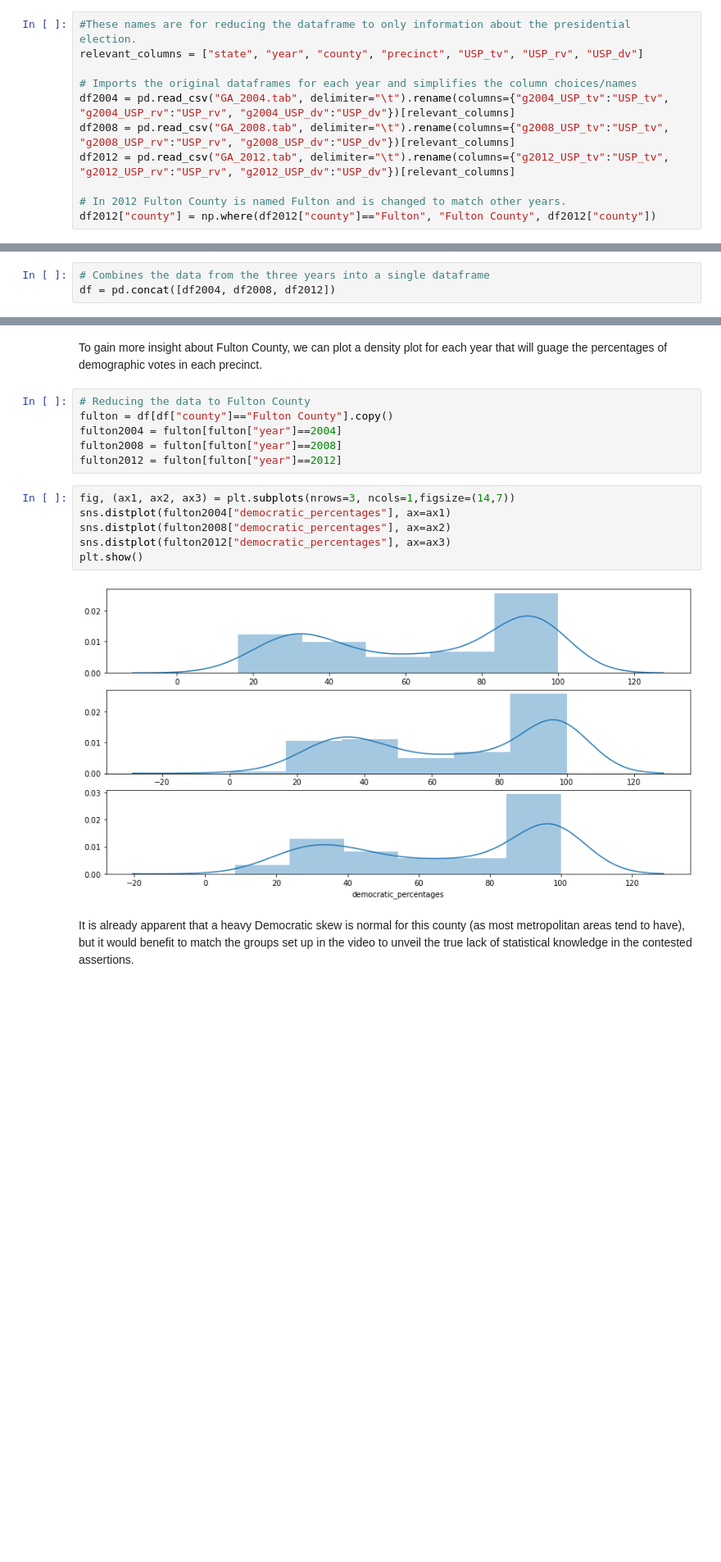
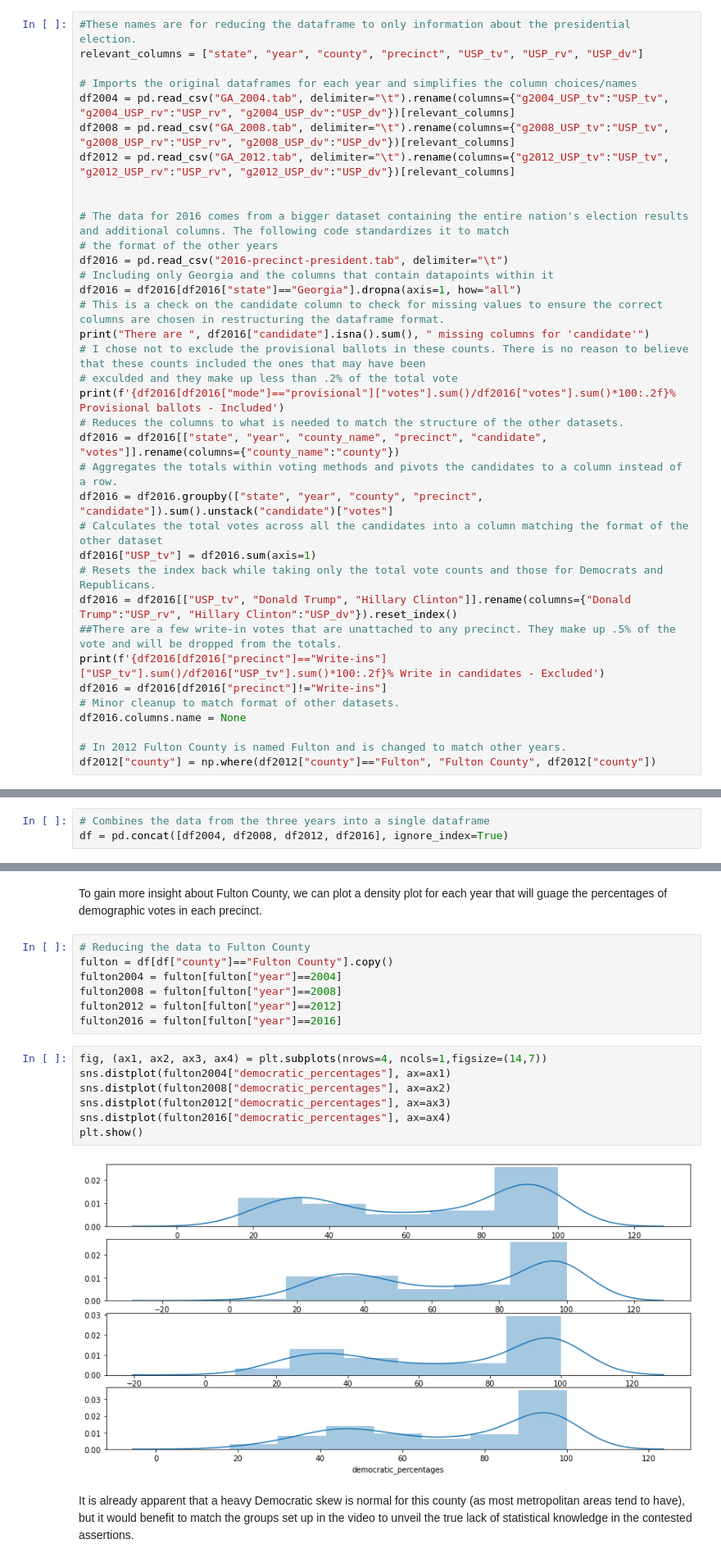
Before and after one commit to coreyryanhanson/misc_information, a Jupyter notebook: 20200104_forgetting_demographics/this_thing_called_demographics.ipynb, the cells around one changed output, grey strips where cells are left out. Shown at 82% size. Drawn from its saved outputs; the diff is of its cells as text; blank space fills up the shorter version.

Commit message:
Updated georgia election notebook with 2016 precinct data

```diff
--- a/20200104_forgetting_demographics/this_thing_called_demographics.ipynb
+++ b/20200104_forgetting_demographics/this_thing_called_demographics.ipynb
@@ -25,5 +29,30 @@ df2004 = pd.read_csv("GA_2004.tab", delimiter="\t").rename(columns={"g2004_USP_t
 df2008 = pd.read_csv("GA_2008.tab", delimiter="\t").rename(columns={"g2008_USP_tv":"USP_tv", "g2008_USP_rv":"USP_rv", "g2008_USP_dv":"USP_dv"})[relevant_columns]
 df2012 = pd.read_csv("GA_2012.tab", delimiter="\t").rename(columns={"g2012_USP_tv":"USP_tv", "g2012_USP_rv":"USP_rv", "g2012_USP_dv":"USP_dv"})[relevant_columns]
 
+
+# The data for 2016 comes from a bigger dataset containing the entire nation's election results and additional columns. The following code standardizes it to match
+# the format of the other years
+df2016 = pd.read_csv("2016-precinct-president.tab", delimiter="\t")
+# Including only Georgia and the columns that contain datapoints within it
+df2016 = df2016[df2016["state"]=="Georgia"].dropna(axis=1, how="all")
+# This is a check on the candidate column to check for missing values to ensure the correct columns are chosen in restructuring the dataframe format.
+print("There are ", df2016["candidate"].isna().sum(), " missing columns for 'candidate'")
+# I chose not to exclude the provisional ballots in these counts. There is no reason to believe that these counts included the ones that may have been
+# exculded and they make up less than .2% of the total vote
+print(f'{df2016[df2016["mode"]=="provisional"]["votes"].sum()/df2016["votes"].sum()*100:.2f}% Provisional ballots - Included')
+# Reduces the columns to what is needed to match the structure of the other datasets.
+df2016 = df2016[["state", "year", "county_name", "precinct", "candidate", "votes"]].rename(columns={"county_name":"county"})
+# Aggregates the totals within voting methods and pivots the candidates to a column instead of a row.
+df2016 = df2016.groupby(["state", "year", "county", "precinct", "candidate"]).sum().unstack("candidate")["votes"]
+# Calculates the total votes across all the candidates into a column matching the format of the other dataset
+df2016["USP_tv"] = df2016.sum(axis=1)
+# Resets the index back while taking only the total vote counts and those for Democrats and Republicans.
+df2016 = df2016[["USP_tv", "Donald Trump", "Hillary Clinton"]].rename(columns={"Donald Trump":"USP_rv", "Hillary Clinton":"USP_dv"}).reset_index()
+##There are a few write-in votes that are unattached to any precinct. They make up .5% of the vote and will be dropped from the totals.
+print(f'{df2016[df2016["precinct"]=="Write-ins"]["USP_tv"].sum()/df2016["USP_tv"].sum()*100:.2f}% Write in candidates - Excluded')
+df2016 = df2016[df2016["precinct"]!="Write-ins"]
+# Minor cleanup to match format of other datasets.
+df2016.columns.name = None
+
 # In 2012 Fulton County is named Fulton and is changed to match other years.
 df2012["county"] = np.where(df2012["county"]=="Fulton", "Fulton County", df2012["county"])
@@ -30,3 +63,3 @@ df2012["county"] = np.where(df2012["county"]=="Fulton", "Fulton County", df2012[
 # %%
 # Combines the data from the three years into a single dataframe
-df = pd.concat([df2004, df2008, df2012])
+df = pd.concat([df2004, df2008, df2012, df2016], ignore_index=True)
@@ -64,14 +97,16 @@ fulton = df[df["county"]=="Fulton County"].copy()
 fulton2004 = fulton[fulton["year"]==2004]
 fulton2008 = fulton[fulton["year"]==2008]
 fulton2012 = fulton[fulton["year"]==2012]
+fulton2016 = fulton[fulton["year"]==2016]
 # %%
-fig, (ax1, ax2, ax3) = plt.subplots(nrows=3, ncols=1,figsize=(14,7))
+fig, (ax1, ax2, ax3, ax4) = plt.subplots(nrows=4, ncols=1,figsize=(14,7))
 sns.distplot(fulton2004["democratic_percentages"], ax=ax1)
 sns.distplot(fulton2008["democratic_percentages"], ax=ax2)
 sns.distplot(fulton2012["democratic_percentages"], ax=ax3)
+sns.distplot(fulton2016["democratic_percentages"], ax=ax4)
 plt.show()
 # %% [output]
-[figure, old version]
+[figure, new version]
 # %% [markdown]
 It is already apparent that a heavy Democratic skew is normal for this county (as most metropolitan areas tend to have), but it would benefit to match the groups set up in the video to unveil the true lack of statistical knowledge in the contested assertions.
 # %%
```
Also changed, not shown: parts of 9 cells of this notebook.
